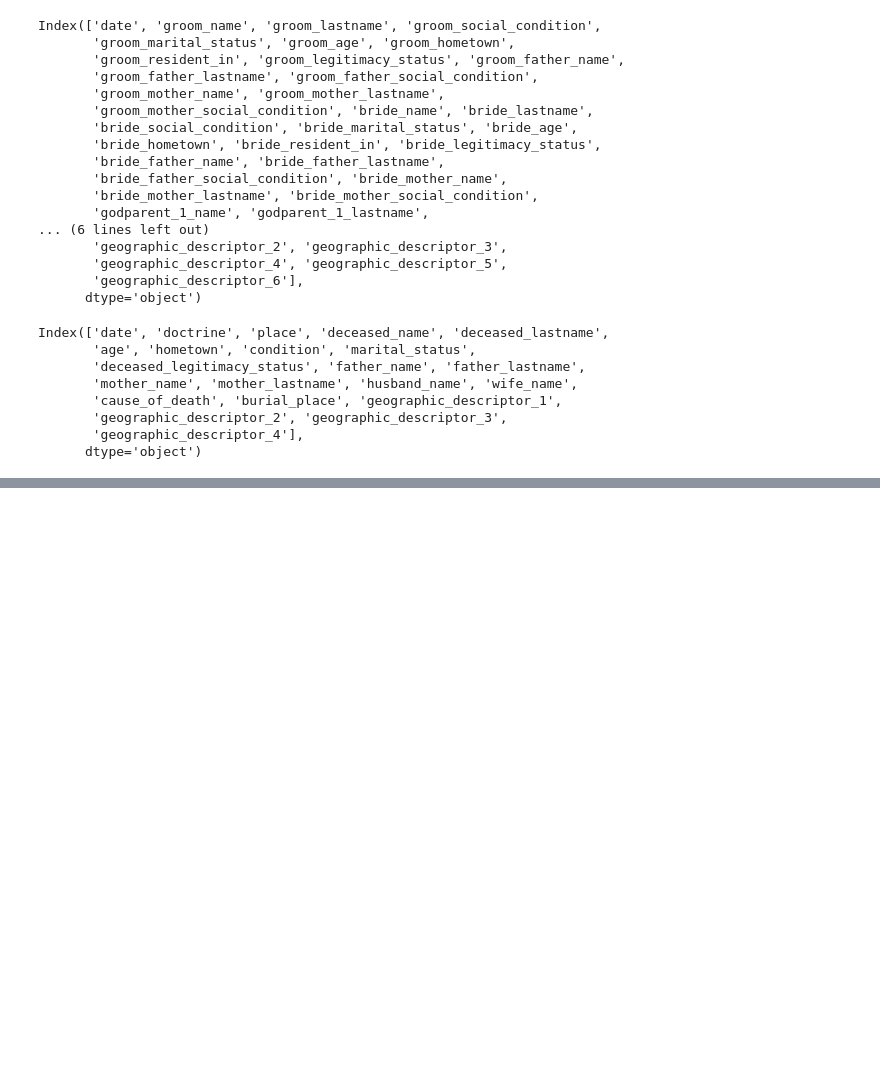
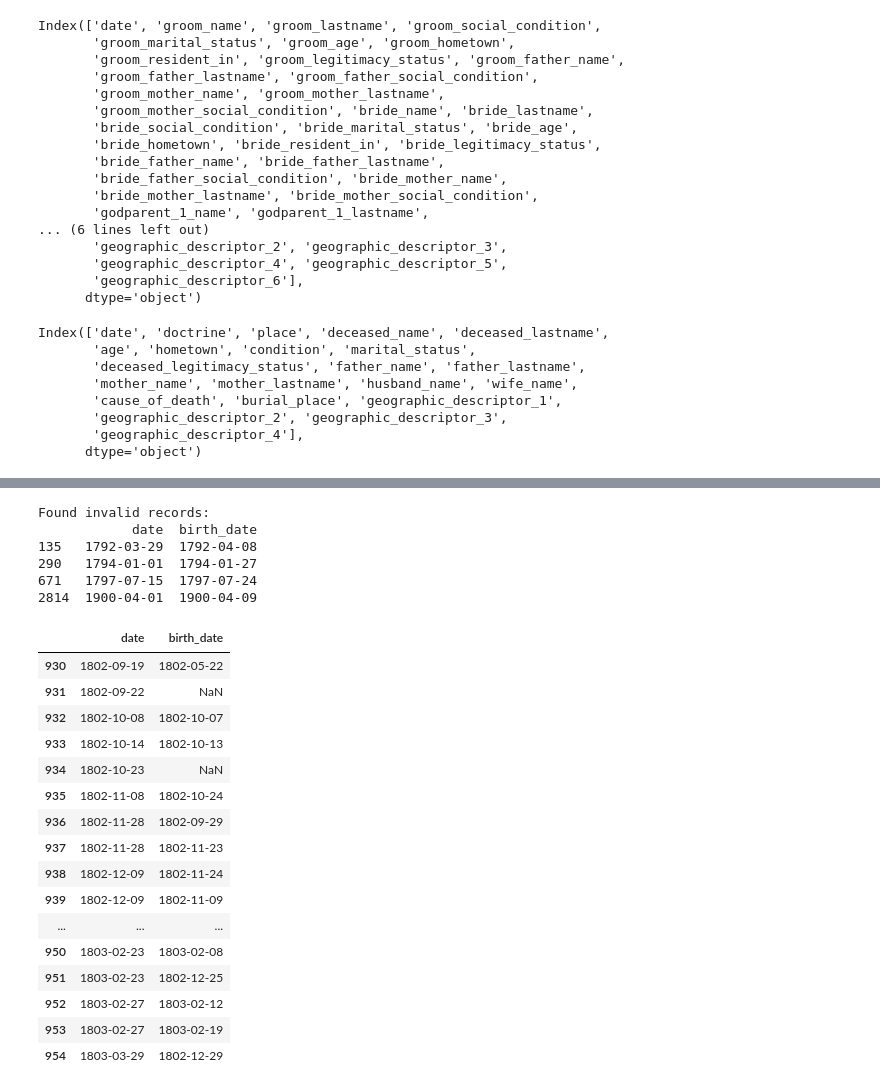
Before and after one commit to UCSB-AMPLab/sondondo, a Jupyter notebook: project_code/dataCleaning.ipynb, the cells around one changed output, grey strips where cells are left out. Cells and saved outputs as stored; diff of their text form; code cells hidden in the pictures; blank space fills up the shorter version.

```diff
--- a/project_code/dataCleaning.ipynb
+++ b/project_code/dataCleaning.ipynb
@@ -167,0 +244,33 @@ Index(['date', 'doctrine', 'place', 'deceased_name', 'deceased_lastname',
+# %%
+# Create boolean mask for invalid records
+invalid_mask = pd.to_datetime(BAUTISMOS_HARMONIZED['date'], errors='coerce') < pd.to_datetime(BAUTISMOS_HARMONIZED['birth_date'], errors='coerce')
+if invalid_mask.any():
+    print("Found invalid records:")
+    print(BAUTISMOS_HARMONIZED[invalid_mask][['date', 'birth_date']])
+# %% [output]
+Found invalid records:
+            date  birth_date
+135   1792-03-29  1792-04-08
+290   1794-01-01  1794-01-27
+671   1797-07-15  1797-07-24
+2814  1900-04-01  1900-04-09
+# %%
+BAUTISMOS_HARMONIZED[['date', 'birth_date']].iloc[930:955]
+# %% [output]
+|  | date | birth_date |
+| 930 | 1802-09-19 | 1802-05-22 |
+| 931 | 1802-09-22 | NaN |
+| 932 | 1802-10-08 | 1802-10-07 |
+| 933 | 1802-10-14 | 1802-10-13 |
+| 934 | 1802-10-23 | NaN |
+| 935 | 1802-11-08 | 1802-10-24 |
+| 936 | 1802-11-28 | 1802-09-29 |
+| 937 | 1802-11-28 | 1802-11-23 |
+| 938 | 1802-12-09 | 1802-11-24 |
+| 939 | 1802-12-09 | 1802-11-09 |
+| ... | ... | ... |
+| 950 | 1803-02-23 | 1803-02-08 |
+| 951 | 1803-02-23 | 1802-12-25 |
+| 952 | 1803-02-27 | 1803-02-12 |
+| 953 | 1803-02-27 | 1803-02-19 |
+| 954 | 1803-03-29 | 1802-12-29 |
```
Also changed, not shown: parts of 11 cells of this notebook.
